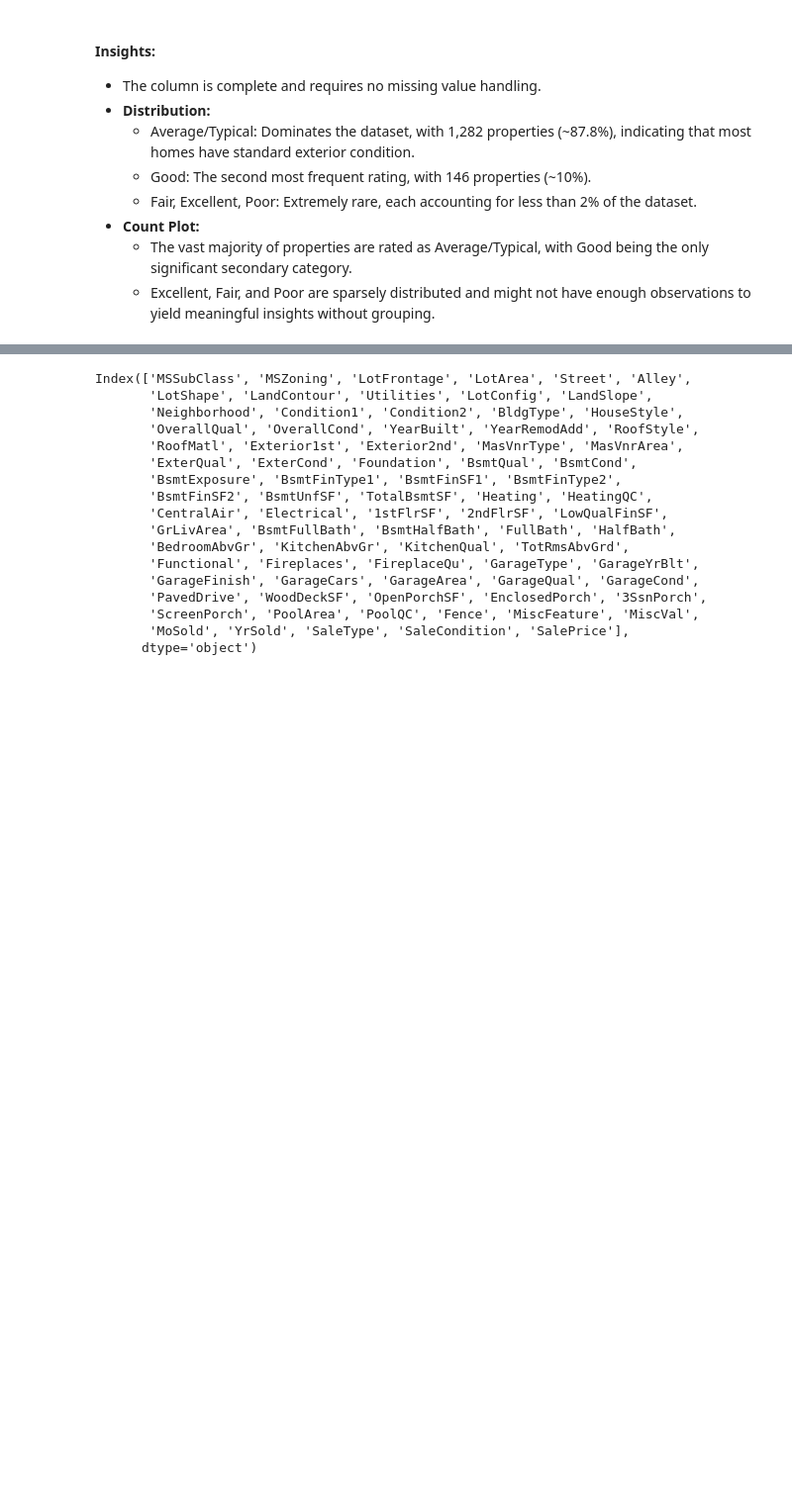
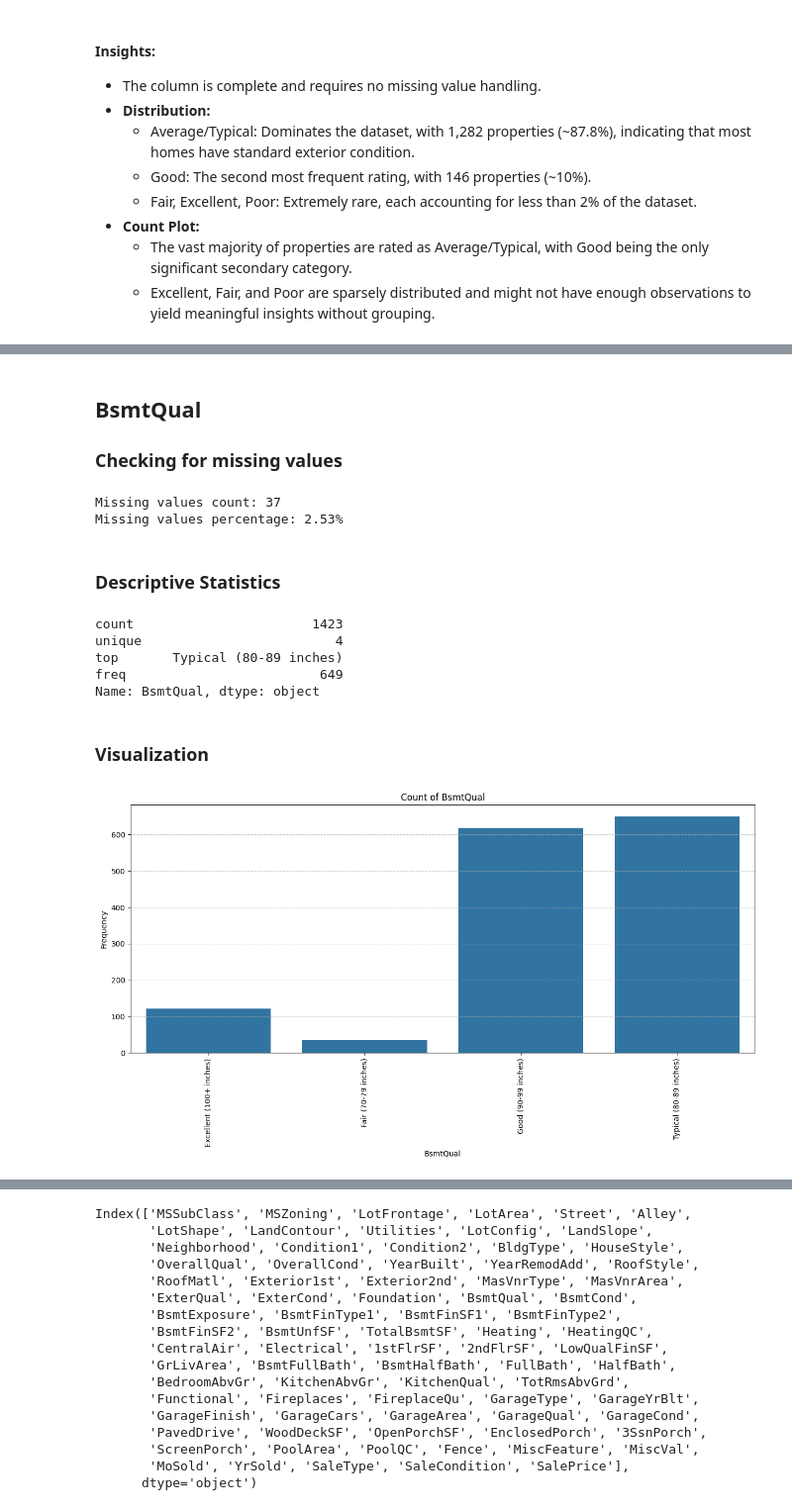
Before and after one commit to ktxdev/house-prices, a Jupyter notebook: notebooks/01_univariate_analysis_eda.ipynb, the cells around one changed output, grey strips where cells are left out. Shown at 99% size. Cells and saved outputs as stored; diff of their text form; code cells hidden in the pictures; blank space fills up the shorter version.

```diff
--- a/notebooks/01_univariate_analysis_eda.ipynb
+++ b/notebooks/01_univariate_analysis_eda.ipynb
@@ -1046,0 +1080,24 @@ visualizer.plot('ExterCond')
+# %% [markdown]
+## BsmtQual
+### Checking for missing values
+# %%
+check_and_print_missing_value_counts(data, 'BsmtQual')
+# %% [output]
+Missing values count: 37
+Missing values percentage: 2.53%
+# %% [markdown]
+### Descriptive Statistics
+# %%
+data['BsmtQual'].describe()
+# %% [output]
+count                       1423
+unique                         4
+top       Typical (80-89 inches)
+freq                         649
+Name: BsmtQual, dtype: object
+# %% [markdown]
+### Visualization
+# %%
+visualizer.plot('BsmtQual')
+# %% [output]
+[figure, added]
```
Also changed, not shown: parts of 24 cells of this notebook.
